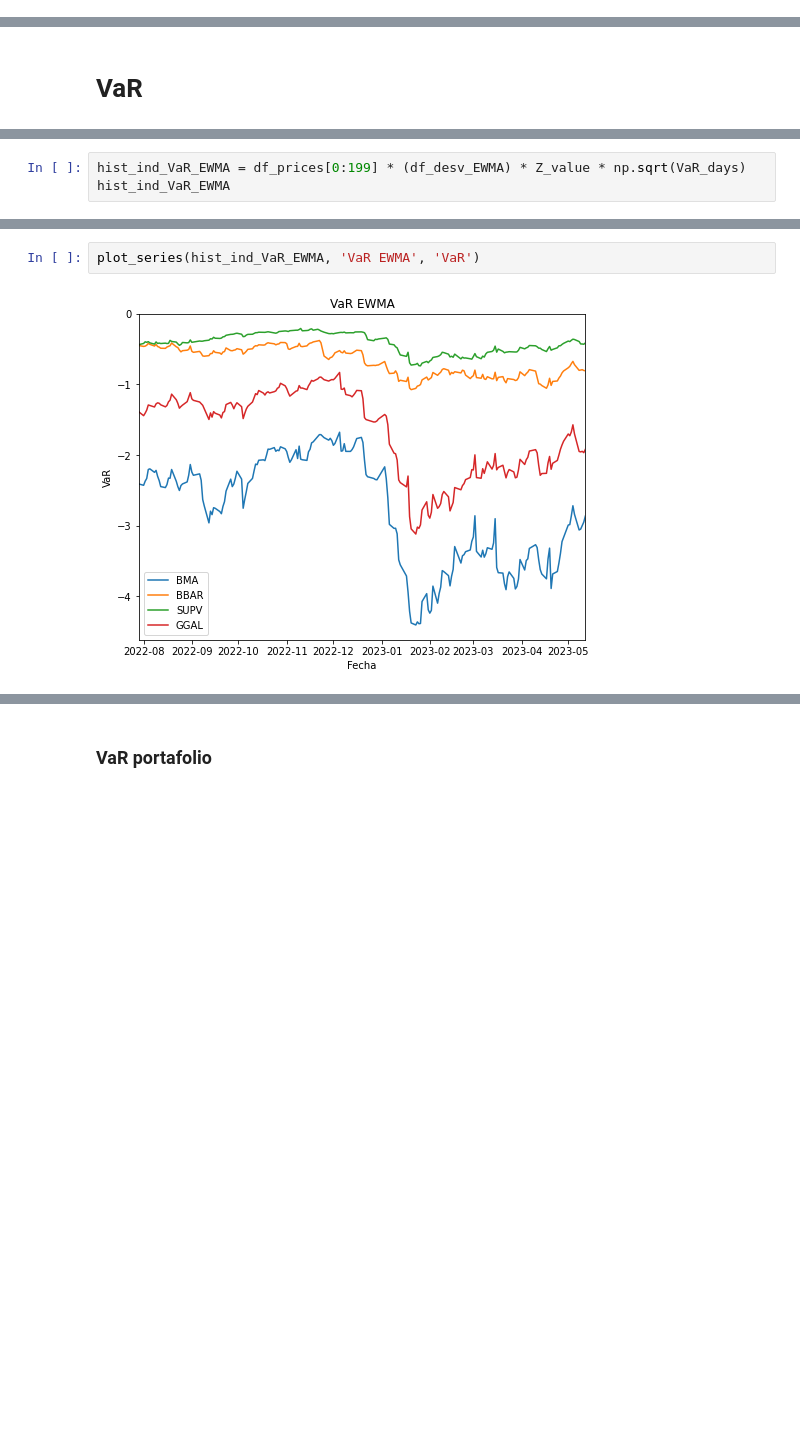
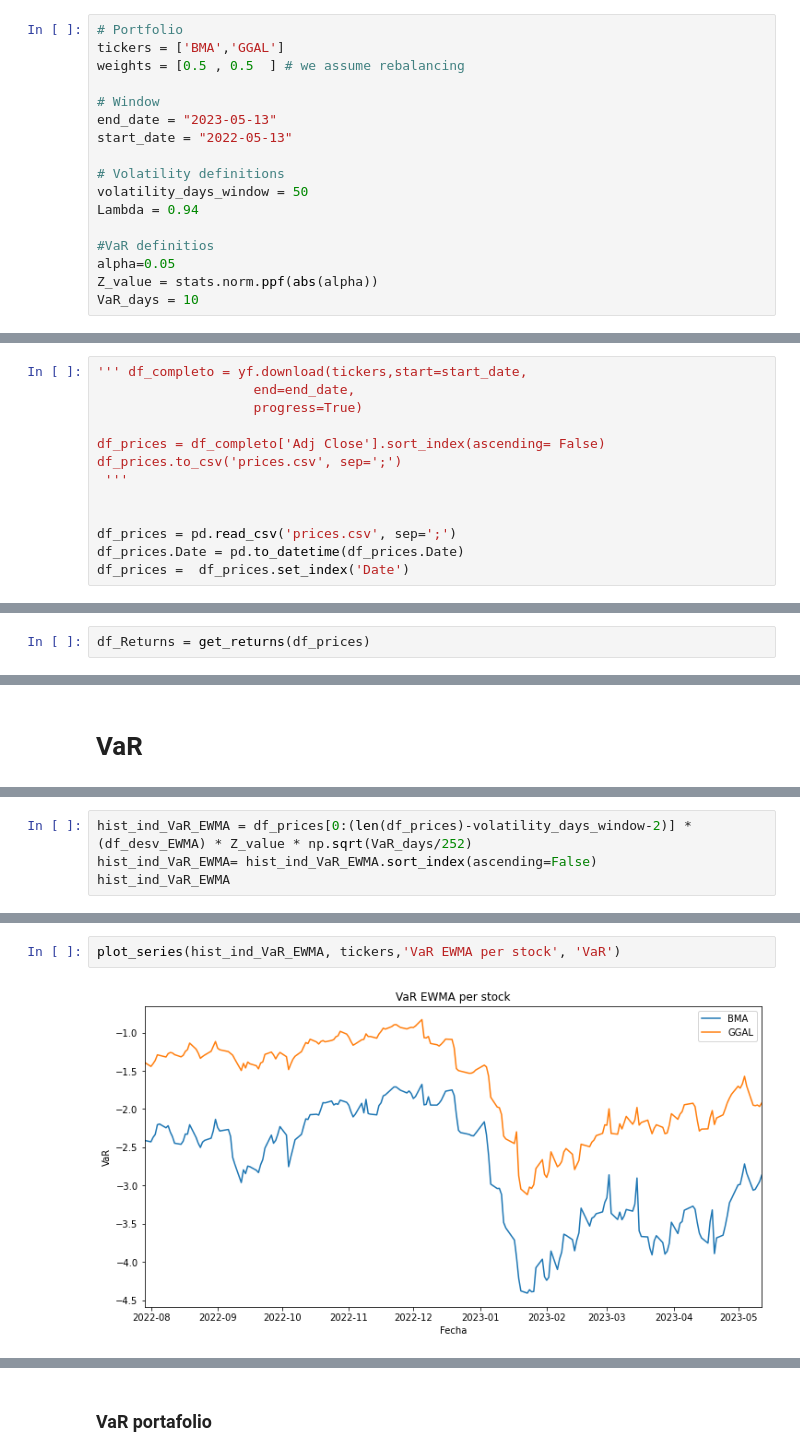
Before and after one commit to M-Diner/Value-at-Risk-Arg, a Jupyter notebook: main.ipynb, the cells around one changed output, grey strips where cells are left out. Drawn from its saved outputs; the diff is of its cells as text; blank space fills up the shorter version.

```diff
--- a/main.ipynb
+++ b/main.ipynb
@@ -92,0 +40,17 @@ volatility_BMA
+# %%
+# Portfolio
+tickers = ['BMA','GGAL']
+weights = [0.5 , 0.5  ] # we assume rebalancing
+
+# Window
+end_date = "2023-05-13"
+start_date = "2022-05-13"
+
+# Volatility definitions
+volatility_days_window = 50
+Lambda = 0.94
+
+#VaR definitios
+alpha=0.05
+Z_value = stats.norm.ppf(abs(alpha))
+VaR_days = 10
@@ -92,0 +59,13 @@ volatility_BMA
+# %%
+''' df_completo = yf.download(tickers,start=start_date,
+                    end=end_date,
+                    progress=True)
+
+df_prices = df_completo['Adj Close'].sort_index(ascending= False)
+df_prices.to_csv('prices.csv', sep=';')
+ '''
+
+
+df_prices = pd.read_csv('prices.csv', sep=';')
+df_prices.Date = pd.to_datetime(df_prices.Date)
+df_prices =  df_prices.set_index('Date')
@@ -92,0 +78,2 @@ volatility_BMA
+# %%
+df_Returns = get_returns(df_prices)
@@ -113,4 +181,5 @@ plot_series(df_desv_EWMA, 'Desvios EWMA', 'Desvio')
 # %%
-hist_ind_VaR_EWMA = df_prices[0:199] * (df_desv_EWMA) * Z_value * np.sqrt(VaR_days)
+hist_ind_VaR_EWMA = df_prices[0:(len(df_prices)-volatility_days_window-2)] * (df_desv_EWMA) * Z_value * np.sqrt(VaR_days/252)
+hist_ind_VaR_EWMA= hist_ind_VaR_EWMA.sort_index(ascending=False)
 hist_ind_VaR_EWMA
 # %% [output]
@@ -131,5 +200,5 @@ hist_ind_VaR_EWMA
 # %%
-plot_series(hist_ind_VaR_EWMA, 'VaR EWMA', 'VaR')
+plot_series(hist_ind_VaR_EWMA, tickers,'VaR EWMA per stock', 'VaR')
 # %% [output]
-[figure, old version]
+[figure, new version]
 # %%
```
Also changed, not shown: parts of 80 cells of this notebook, 2 other files.
